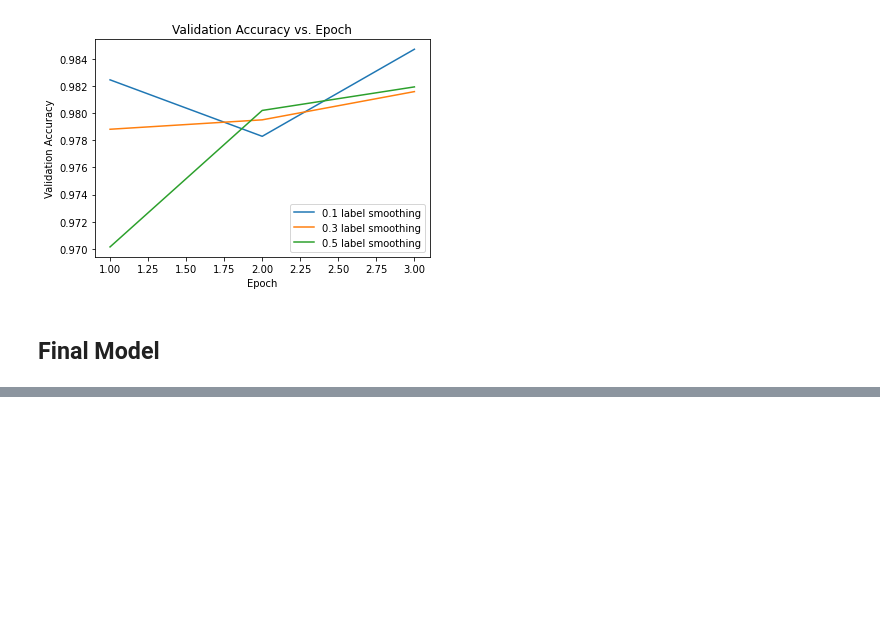
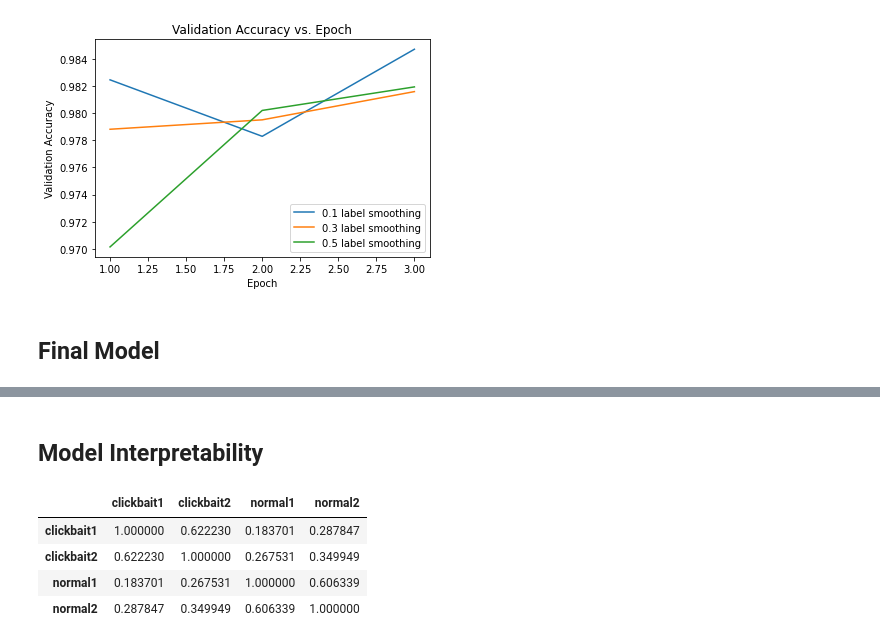
Before and after one commit to mtp9k/Identifying-Clickbait-SYS-60616-, a Jupyter notebook: project_colab.ipynb, the cells around one changed output, grey strips where cells are left out. Drawn from its saved outputs; the diff is of its cells as text; code cells hidden in the pictures; blank space fills up the shorter version.

```diff
--- a/project_colab.ipynb
+++ b/project_colab.ipynb
@@ -610,7 +610,7 @@ def BERT_champion_nn(dropout=0.1):
     net = tf.keras.layers.Dropout(dropout)(net)
     net = tf.keras.layers.BatchNormalization()(net)
     net = tf.keras.layers.Dense(1,activation='sigmoid')(net)
-    return tf.keras.Model(text_input, net)
+    return tf.keras.Model(text_input, net), encoder
 # %%
 bert_model = BERT_champion_nn()
 loss = tf.keras.losses.BinaryCrossentropy(from_logits=True)
@@ -824,10 +832,15 @@ plt.show()
 # %%
-best_bert_model = BERT_champion_nn(0.1)
+best_bert_model,base_bert = BERT_champion_nn(0.1)
 loss=losses.BinaryCrossentropy(from_logits=True,label_smoothing=0.1)
-optimizer = optimization.create_optimizer(init_lr=3e-5,
-                                          num_train_steps=num_train_steps,
-                                          num_warmup_steps=num_warmup_steps,
-                                          optimizer_type='adamw')
+epochs=3
+metrics = tf.metrics.BinaryAccuracy()
+steps_per_epoch = tf.data.experimental.cardinality(train_ds).numpy()
+num_train_steps = steps_per_epoch * epochs
+num_warmup_steps = int(0.1*num_train_steps)
+
+optimizer = nlp.optimization.create_optimizer(
+    2e-5, num_train_steps=num_train_steps, num_warmup_steps=num_warmup_steps)
+
 best_bert_model.compile(optimizer=optimizer,
                         loss=loss,
                         metrics=metrics)
@@ -861,0 +1039,33 @@ twitter dataset evaluation accuracy:
+# %% [markdown]
+## Model Interpretability
+# %%
+clickbaitExamples = ['The New "Star Wars: The Force Awakens" Trailer Is Here To Give You Chills','21 Times I Died During The "Captain America: Civil War" Teaser']
+normalExamples = ['Microsoft Flight Simulator series grounded after layoffs','Former Texas nurse charged with murder for allegedly injecting bleach into patients']
+# %%
+def getLatentFeatures(textArray):
+  latentArray = []
+  for text in textArray:
+    text_preprocessed = bert_preprocess_model([text])
+    result = base_bert(text_preprocessed)
+    latentArray.append(result['sequence_output'][0].numpy().flatten())
+  return latentArray
+
+def getCosineSimilarity(itemOne,itemTwo):
+  return sklearn.metrics.pairwise.cosine_similarity(itemOne.reshape(1, -1),itemTwo.reshape(1, -1))[0][0]
+
+def getCosineSimilarityMatrix(items):
+  cosineArray = [[0 for y in items] for x in items]
+  for i,itemsI in enumerate(items):
+    for j,itemsJ in enumerate(items):
+      cosineArray[i][j] = getCosineSimilarity(itemsI,itemsJ)
+  return pd.DataFrame(cosineArray,columns=['clickbait1','clickbait2','normal1','normal2'],index=['clickbait1','clickbait2','normal1','normal2'])
+# %%
+clickbaitLatentFeatures = getLatentFeatures(clickbaitExamples)
+normalLatentFeatures = getLatentFeatures(normalExamples)
+getCosineSimilarityMatrix(clickbaitLatentFeatures+normalLatentFeatures)
+# %% [output]
+|  | clickbait1 | clickbait2 | normal1 | normal2 |
+| clickbait1 | 1.000000 | 0.622230 | 0.183701 | 0.287847 |
+| clickbait2 | 0.622230 | 1.000000 | 0.267531 | 0.349949 |
+| normal1 | 0.183701 | 0.267531 | 1.000000 | 0.606339 |
+| normal2 | 0.287847 | 0.349949 | 0.606339 | 1.000000 |
```
Also changed, not shown: parts of 29 cells of this notebook, 11 other files.
